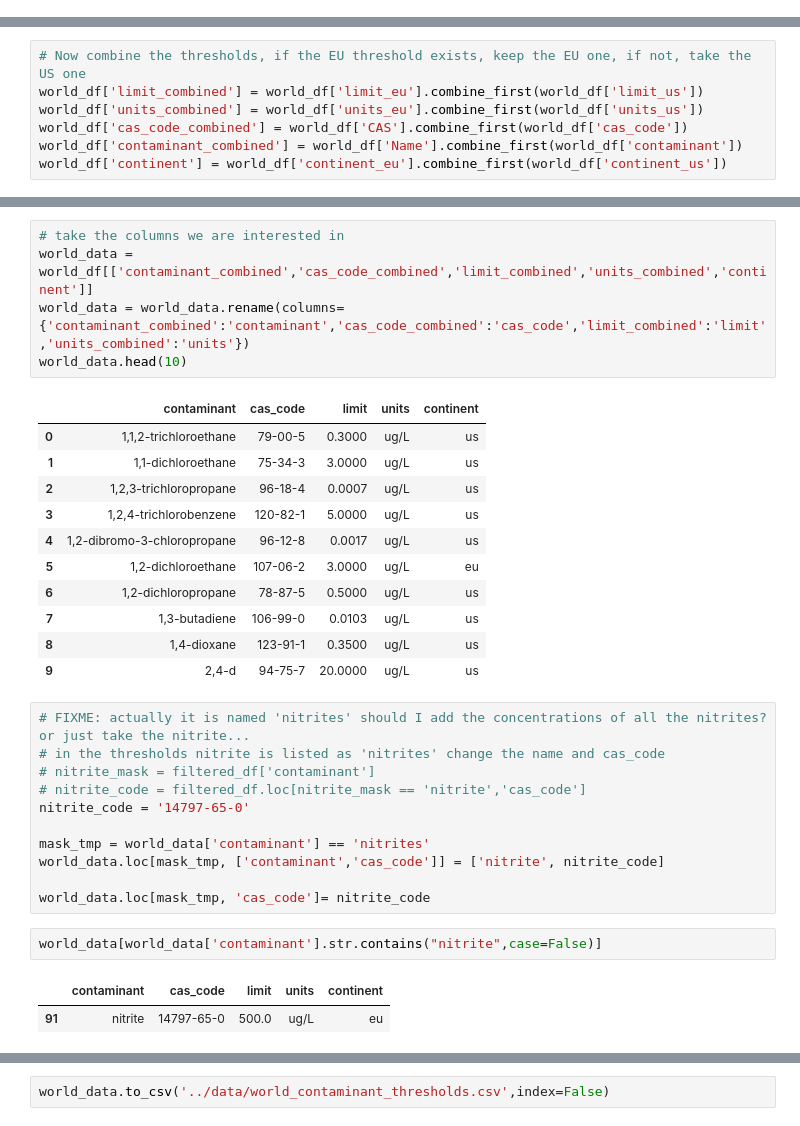
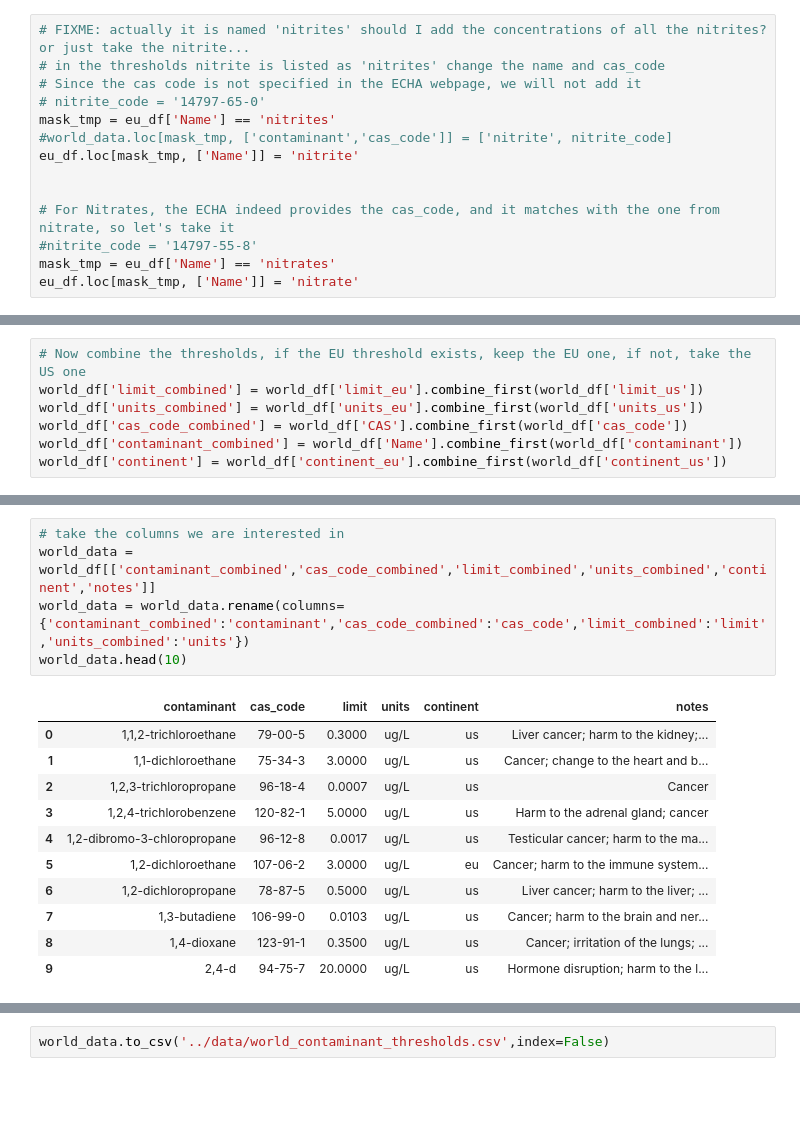
Before and after one commit to sabateri/water-quality, a Jupyter notebook: scripts/create_thresholds_file.ipynb, the cells around one changed output, grey strips where cells are left out. Saved outputs shown, nothing was run; the diff lists cells and outputs as text; blank space fills up the shorter version.

```diff
--- a/scripts/create_thresholds_file.ipynb
+++ b/scripts/create_thresholds_file.ipynb
@@ -418,6 +406,20 @@ Index: []
 # hand-changing some values to match them with US names
 eu_df['Name'] = eu_df['Name'].replace('aluminium','aluminum')
 eu_df['Name'] = eu_df['Name'].replace('benzo(a)pyrene','benzoapyrene')
+# %%
+# FIXME: actually it is named 'nitrites' should I add the concentrations of all the nitrites? or just take the nitrite...
+# in the thresholds nitrite is listed as 'nitrites' change the name and cas_code
+# Since the cas code is not specified in the ECHA webpage, we will not add it
+# nitrite_code = '14797-65-0'
+mask_tmp = eu_df['Name'] == 'nitrites'
+#world_data.loc[mask_tmp, ['contaminant','cas_code']] = ['nitrite', nitrite_code]
+eu_df.loc[mask_tmp, ['Name']] = 'nitrite'
+
+
+# For Nitrates, the ECHA indeed provides the cas_code, and it matches with the one from nitrate, so let's take it
+#nitrite_code = '14797-55-8'
+mask_tmp = eu_df['Name'] == 'nitrates'
+eu_df.loc[mask_tmp, ['Name']] = 'nitrate'
 # %%
 # check the contaminants that are only present en eu and not us
 only_in_eu = eu_df[~eu_df["Name"].isin(us_df["contaminant"])]
@@ -499,33 +501,17 @@ plt.show()
 # %%
 # take the columns we are interested in
-world_data = world_df[['contaminant_combined','cas_code_combined','limit_combined','units_combined','continent']]
+world_data = world_df[['contaminant_combined','cas_code_combined','limit_combined','units_combined','continent','notes']]
 world_data = world_data.rename(columns={'contaminant_combined':'contaminant','cas_code_combined':'cas_code','limit_combined':'limit','units_combined':'units'})
 world_data.head(10)
 # %% [output]
-|  | contaminant | cas_code | limit | units | continent |
-| 0 | 1,1,2-trichloroethane | 79-00-5 | 0.3000 | ug/L | us |
-| 1 | 1,1-dichloroethane | 75-34-3 | 3.0000 | ug/L | us |
-| 2 | 1,2,3-trichloropropane | 96-18-4 | 0.0007 | ug/L | us |
-| 3 | 1,2,4-trichlorobenzene | 120-82-1 | 5.0000 | ug/L | us |
-| 4 | 1,2-dibromo-3-chloropropane | 96-12-8 | 0.0017 | ug/L | us |
-| 5 | 1,2-dichloroethane | 107-06-2 | 3.0000 | ug/L | eu |
-| 6 | 1,2-dichloropropane | 78-87-5 | 0.5000 | ug/L | us |
-| 7 | 1,3-butadiene | 106-99-0 | 0.0103 | ug/L | us |
-| 8 | 1,4-dioxane | 123-91-1 | 0.3500 | ug/L | us |
-| 9 | 2,4-d | 94-75-7 | 20.0000 | ug/L | us |
+|  | contaminant | cas_code | limit | units | continent | notes |
+| 0 | 1,1,2-trichloroethane | 79-00-5 | 0.3000 | ug/L | us | Liver cancer; harm to the kidney;... |
+| 1 | 1,1-dichloroethane | 75-34-3 | 3.0000 | ug/L | us | Cancer; change to the heart and b... |
+| 2 | 1,2,3-trichloropropane | 96-18-4 | 0.0007 | ug/L | us | Cancer |
+| 3 | 1,2,4-trichlorobenzene | 120-82-1 | 5.0000 | ug/L | us | Harm to the adrenal gland; cancer |
+| 4 | 1,2-dibromo-3-chloropropane | 96-12-8 | 0.0017 | ug/L | us | Testicular cancer; harm to the ma... |
+| 5 | 1,2-dichloroethane | 107-06-2 | 3.0000 | ug/L | eu | Cancer; harm to the immune system... |
+| 6 | 1,2-dichloropropane | 78-87-5 | 0.5000 | ug/L | us | Liver cancer; harm to the liver; ... |
+| 7 | 1,3-butadiene | 106-99-0 | 0.0103 | ug/L | us | Cancer; harm to the brain and ner... |
+| 8 | 1,4-dioxane | 123-91-1 | 0.3500 | ug/L | us | Cancer; irritation of the lungs; ... |
+| 9 | 2,4-d | 94-75-7 | 20.0000 | ug/L | us | Hormone disruption; harm to the l... |
-# %%
-# FIXME: actually it is named 'nitrites' should I add the concentrations of all the nitrites? or just take the nitrite...
-# in the thresholds nitrite is listed as 'nitrites' change the name and cas_code
-# nitrite_mask = filtered_df['contaminant']
-# nitrite_code = filtered_df.loc[nitrite_mask == 'nitrite','cas_code']
-nitrite_code = '14797-65-0'
-
-mask_tmp = world_data['contaminant'] == 'nitrites'
-world_data.loc[mask_tmp, ['contaminant','cas_code']] = ['nitrite', nitrite_code]
-
-world_data.loc[mask_tmp, 'cas_code']= nitrite_code
-# %%
-world_data[world_data['contaminant'].str.contains("nitrite",case=False)]
-# %% [output]
-|  | contaminant | cas_code | limit | units | continent |
-| 91 | nitrite | 14797-65-0 | 500.0 | ug/L | eu |
```
Also changed, not shown: parts of 5 cells of this notebook, 3 other files.
